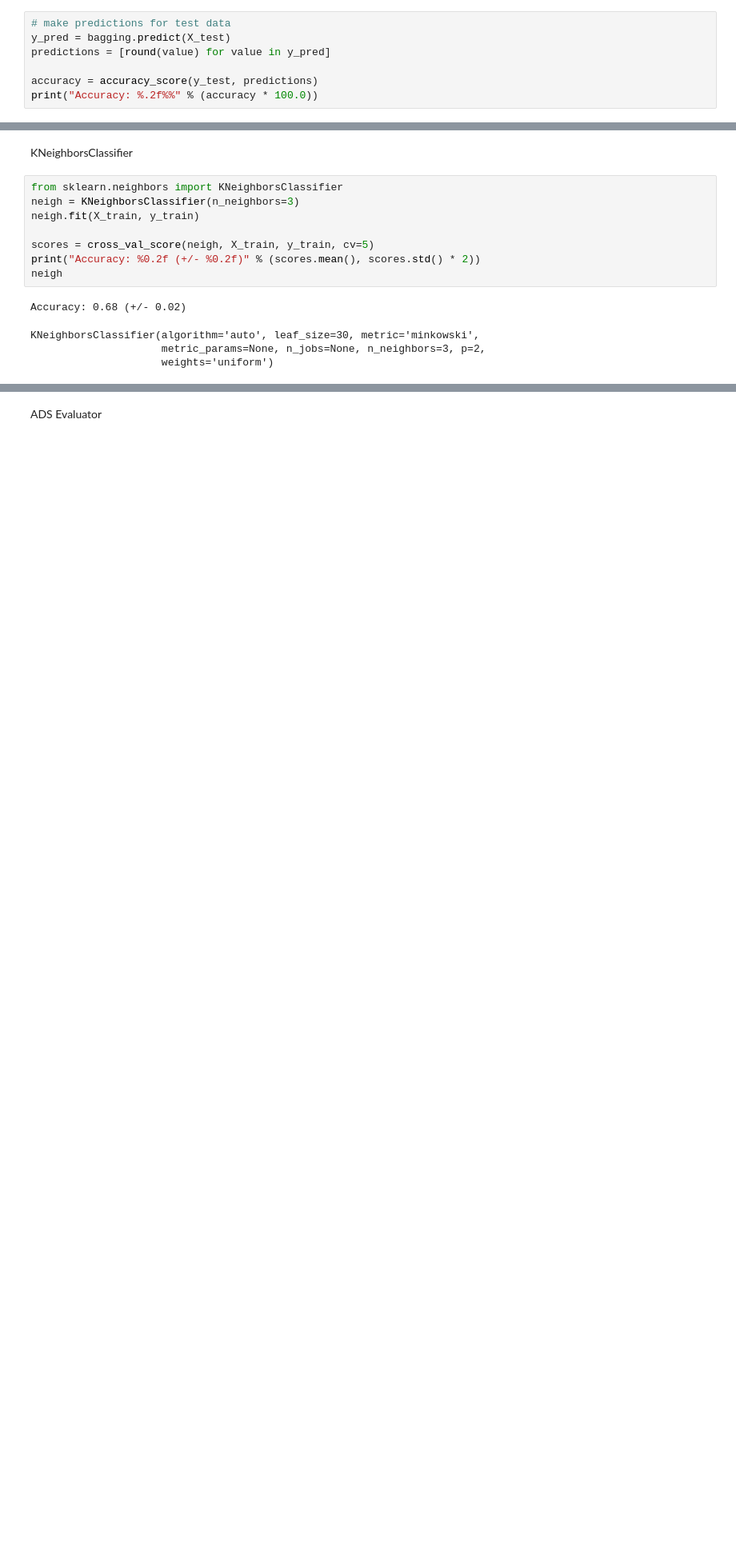
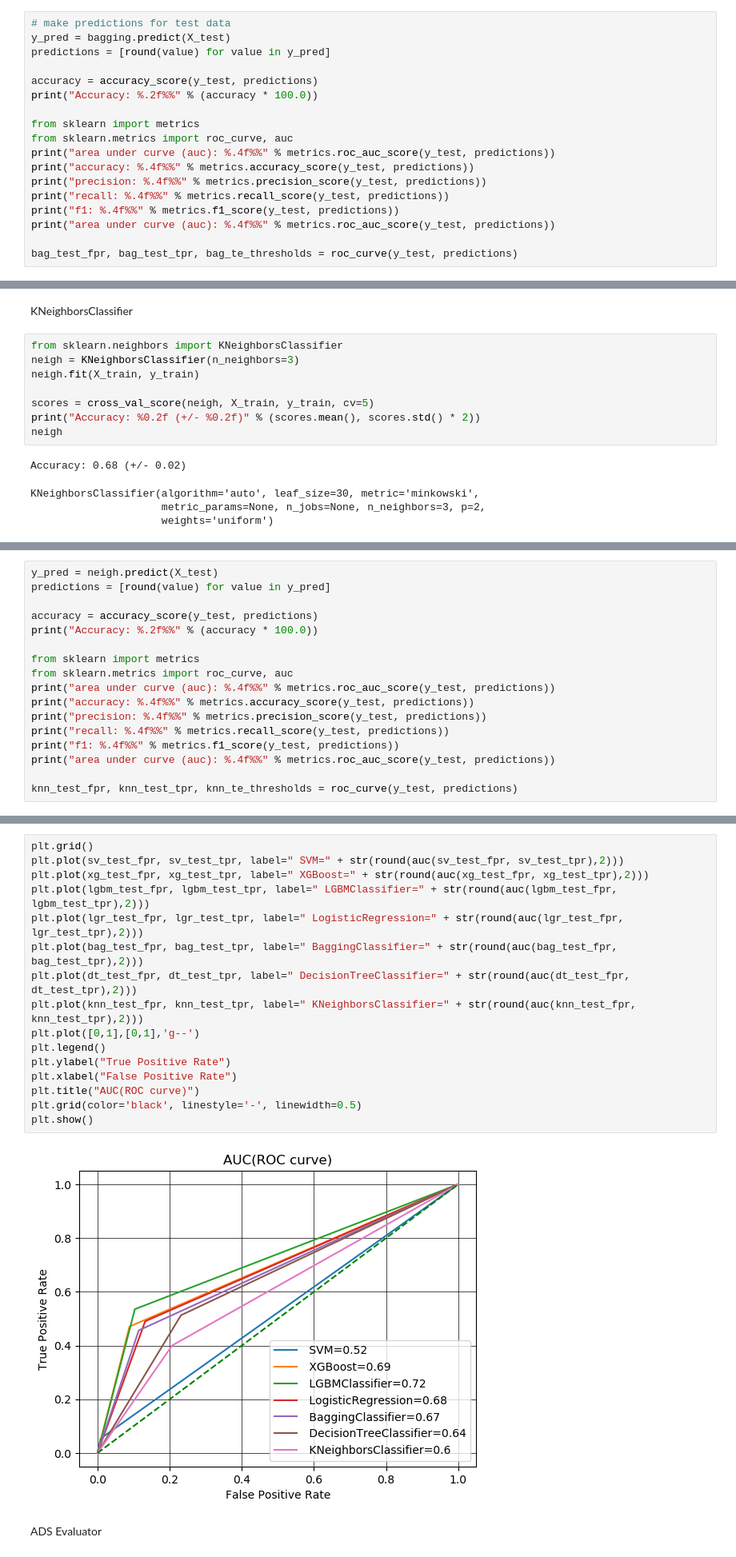
Before and after one commit to emrahmete/data_management_platform, a Jupyter notebook: analytic_model/predictive_experiments.ipynb, the cells around one changed output, grey strips where cells are left out. Shown at 80% size. Cells and saved outputs as stored; diff of their text form; blank space fills up the shorter version.

```diff
--- a/analytic_model/predictive_experiments.ipynb
+++ b/analytic_model/predictive_experiments.ipynb
@@ -370,4 +404,15 @@ predictions = [round(value) for value in y_pred]
 
 accuracy = accuracy_score(y_test, predictions)
 print("Accuracy: %.2f%%" % (accuracy * 100.0))
+
+from sklearn import metrics
+from sklearn.metrics import roc_curve, auc
+print("area under curve (auc): %.4f%%" % metrics.roc_auc_score(y_test, predictions))
+print("accuracy: %.4f%%" % metrics.accuracy_score(y_test, predictions))
+print("precision: %.4f%%" % metrics.precision_score(y_test, predictions))
+print("recall: %.4f%%" % metrics.recall_score(y_test, predictions))
+print("f1: %.4f%%" % metrics.f1_score(y_test, predictions))
+print("area under curve (auc): %.4f%%" % metrics.roc_auc_score(y_test, predictions))
+
+bag_test_fpr, bag_test_tpr, bag_te_thresholds = roc_curve(y_test, predictions)
 # %% [output]
@@ -422,0 +483,17 @@ Accuracy: 66.51%
+# %%
+y_pred = neigh.predict(X_test)
+predictions = [round(value) for value in y_pred]
+
+accuracy = accuracy_score(y_test, predictions)
+print("Accuracy: %.2f%%" % (accuracy * 100.0))
+
+from sklearn import metrics
+from sklearn.metrics import roc_curve, auc
+print("area under curve (auc): %.4f%%" % metrics.roc_auc_score(y_test, predictions))
+print("accuracy: %.4f%%" % metrics.accuracy_score(y_test, predictions))
+print("precision: %.4f%%" % metrics.precision_score(y_test, predictions))
+print("recall: %.4f%%" % metrics.recall_score(y_test, predictions))
+print("f1: %.4f%%" % metrics.f1_score(y_test, predictions))
+print("area under curve (auc): %.4f%%" % metrics.roc_auc_score(y_test, predictions))
+
+knn_test_fpr, knn_test_tpr, knn_te_thresholds = roc_curve(y_test, predictions)
@@ -423,3 +508,21 @@ Accuracy: 66.51%
+# %%
+plt.grid()
+plt.plot(sv_test_fpr, sv_test_tpr, label=" SVM=" + str(round(auc(sv_test_fpr, sv_test_tpr),2)))
+plt.plot(xg_test_fpr, xg_test_tpr, label=" XGBoost=" + str(round(auc(xg_test_fpr, xg_test_tpr),2)))
+plt.plot(lgbm_test_fpr, lgbm_test_tpr, label=" LGBMClassifier=" + str(round(auc(lgbm_test_fpr, lgbm_test_tpr),2)))
+plt.plot(lgr_test_fpr, lgr_test_tpr, label=" LogisticRegression=" + str(round(auc(lgr_test_fpr, lgr_test_tpr),2)))
+plt.plot(bag_test_fpr, bag_test_tpr, label=" BaggingClassifier=" + str(round(auc(bag_test_fpr, bag_test_tpr),2)))
+plt.plot(dt_test_fpr, dt_test_tpr, label=" DecisionTreeClassifier=" + str(round(auc(dt_test_fpr, dt_test_tpr),2)))
+plt.plot(knn_test_fpr, knn_test_tpr, label=" KNeighborsClassifier=" + str(round(auc(knn_test_fpr, knn_test_tpr),2)))
+plt.plot([0,1],[0,1],'g--')
+plt.legend()
+plt.ylabel("True Positive Rate")
+plt.xlabel("False Positive Rate")
+plt.title("AUC(ROC curve)")
+plt.grid(color='black', linestyle='-', linewidth=0.5)
+plt.show()
+# %% [output]
+[figure, added]
 # %% [markdown]
 ADS Evaluator
 # %%
```
Also changed, not shown: parts of 14 cells of this notebook, 2 other files.
